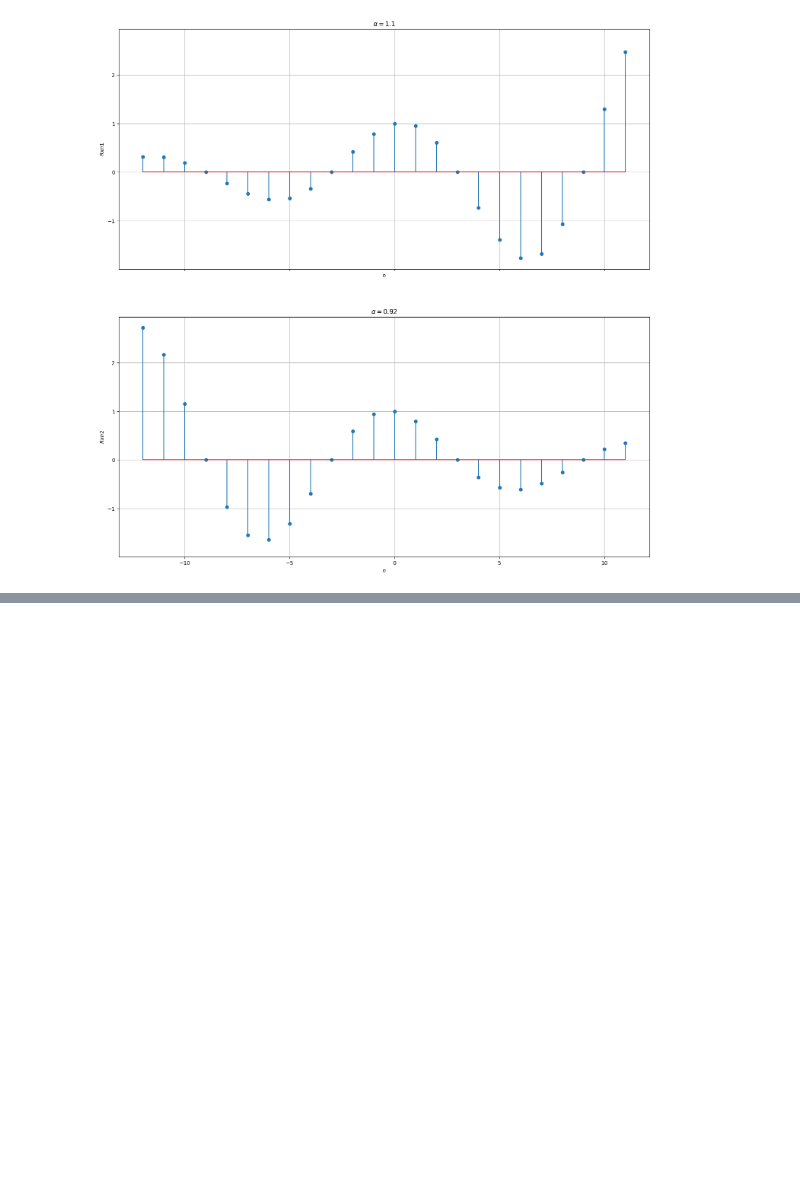
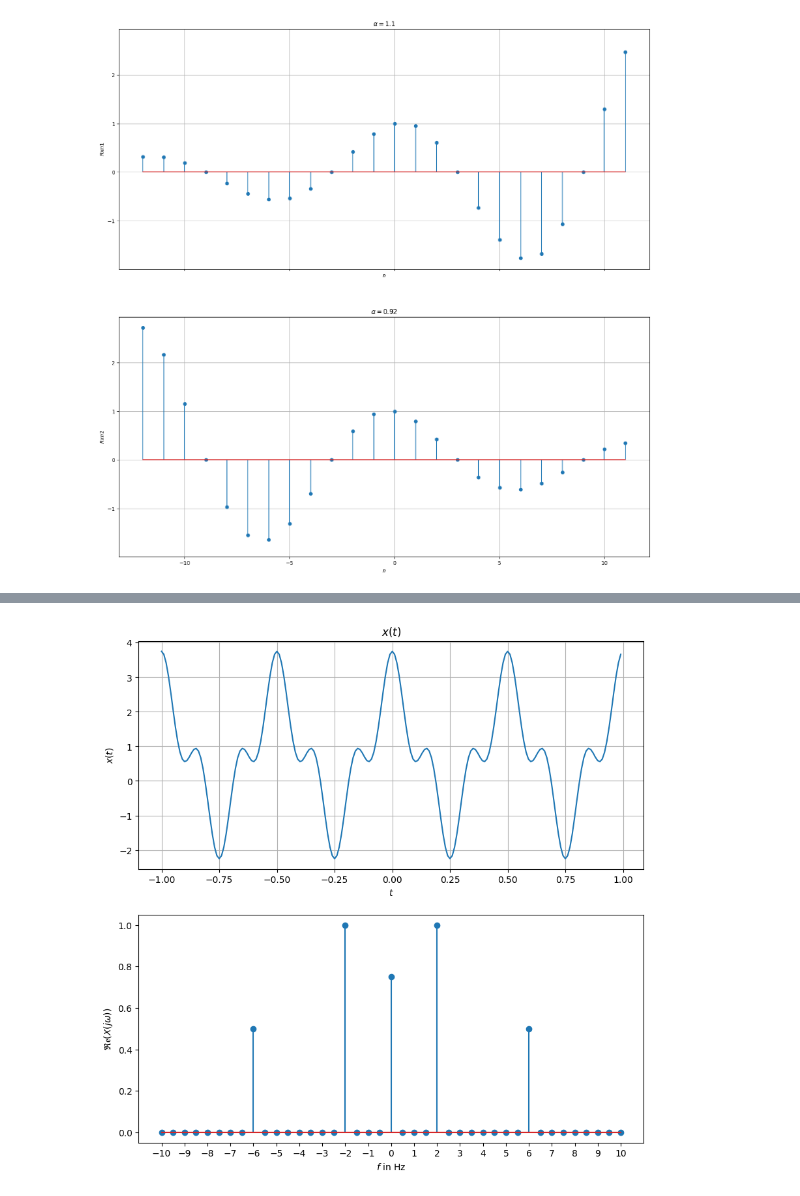
Before and after one commit to PankajaBalasooriya/UOM_S2_EN1094_Laboratory-Practices, a Jupyter notebook: Circuits_Signals_Systems/Workshop1-SignalsInTimeDomain/TimeDomain.ipynb, the cells around one changed output, grey strips where cells are left out. Drawn from its saved outputs; the diff is of its cells as text; code cells hidden in the pictures; blank space fills up the shorter version.

```diff
--- a/Circuits_Signals_Systems/Workshop1-SignalsInTimeDomain/TimeDomain.ipynb
+++ b/Circuits_Signals_Systems/Workshop1-SignalsInTimeDomain/TimeDomain.ipynb
@@ -434,0 +521,31 @@ plt.show()
+# %%
+fs = 100
+ts = 1/fs
+t = np.arange(-1., 1., ts)
+fig, axes = plt.subplots(2, 1, figsize=(10, 10))
+
+f = 2
+w0 =2 * np.pi * f
+
+xt = 0.75 + 2*np.cos(w0 *t) + 1.*np.cos(3*w0*t)
+
+Xf = np.fft.fft(xt)
+freq = np.fft.fftfreq(t.shape[-1], d=ts)
+
+axes[0].plot(t, xt)
+axes[0].set_xlabel(r'$t$')
+axes[0].set_ylabel(r'$x(t)$')
+axes[0].grid(True)
+axes[0].title.set_text(r'$x(t)$')
+
+valsubrange = np.concatenate((np.arange(0, 21, 1), np.arange(-1, -21, -1)))
+freqsubrange = np.concatenate((np.arange(0, 21, 1), np.arange(-1, -21, -1)))
+axes[1].stem(freq[freqsubrange], Xf.real[valsubrange]/len(t))
+
+axes[1].set_xlabel(r'$f$ in Hz')
+axes[1].set_ylabel(r'$\mathfrak{Re}(X(j\omega))$')
+
+plt.xticks(np.arange(-10,11))
+plt.show()
+# %% [output]
+[figure, added]
```
Also changed, not shown: parts of 4 cells of this notebook.
